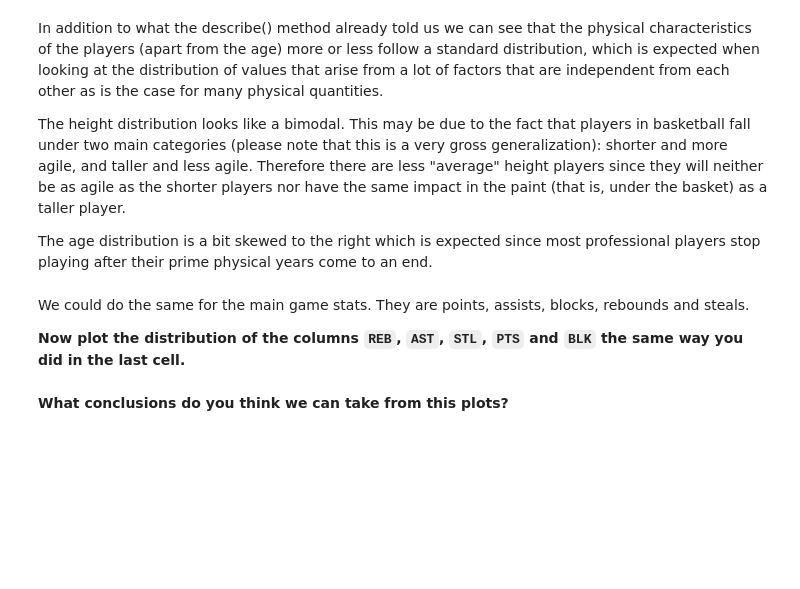
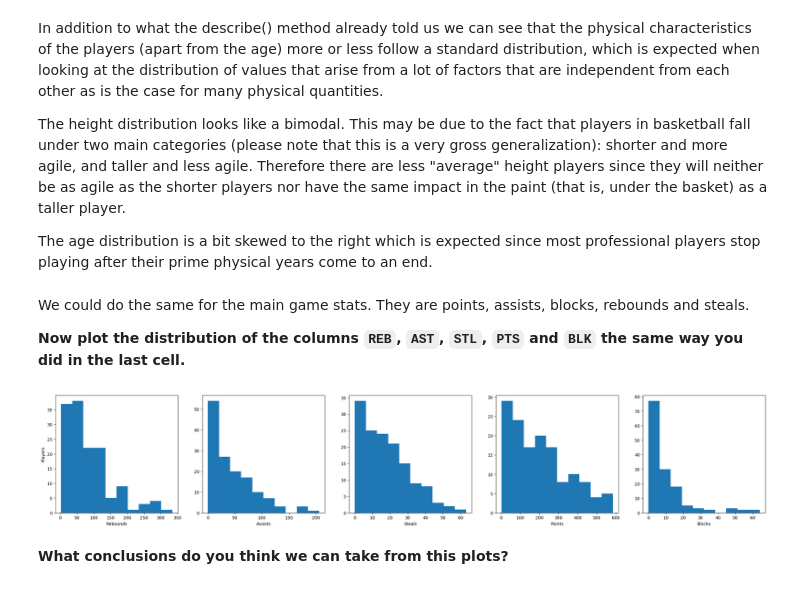
Before and after one commit to ta-data-lis/M2-mini-project2, a Jupyter notebook: your-code/2.-Exploratory-Data-Analysis.ipynb, the cells around one changed output. Drawn from its saved outputs; the diff is of its cells as text; code cells hidden in the pictures; blank space fills up the shorter version.

```diff
--- a/your-code/2.-Exploratory-Data-Analysis.ipynb
+++ b/your-code/2.-Exploratory-Data-Analysis.ipynb
@@ -53,2 +129,27 @@ We could do the same for the main game stats. They are points, assists, blocks,
+# %%
+#your code here
+
+plot_options, ((reb_plot, ast_plot, stl_plot, pts_plot, blk_plot)) = plt.subplots(nrows = 1, ncols = 5, figsize=(30, 5))
+
+
+reb_plot.hist(wnba["REB"])
+reb_plot.set_xlabel("Rebounds")
+reb_plot.set_ylabel("Players")
+
+ast_plot.hist(wnba["AST"])
+ast_plot.set_xlabel("Assists")
+
+stl_plot.hist(wnba["STL"])
+stl_plot.set_xlabel("Steals")
+
+pts_plot.hist(wnba["PTS"])
+pts_plot.set_xlabel("Points")
+
+blk_plot.hist(wnba["BLK"])
+blk_plot.set_xlabel("Blocks")
+
+plt.show()
+# %% [output]
+[figure, added]
 # %% [markdown]
 **What conclusions do you think we can take from this plots?**
```
Also changed, not shown: parts of 16 cells of this notebook, 2 other files.
